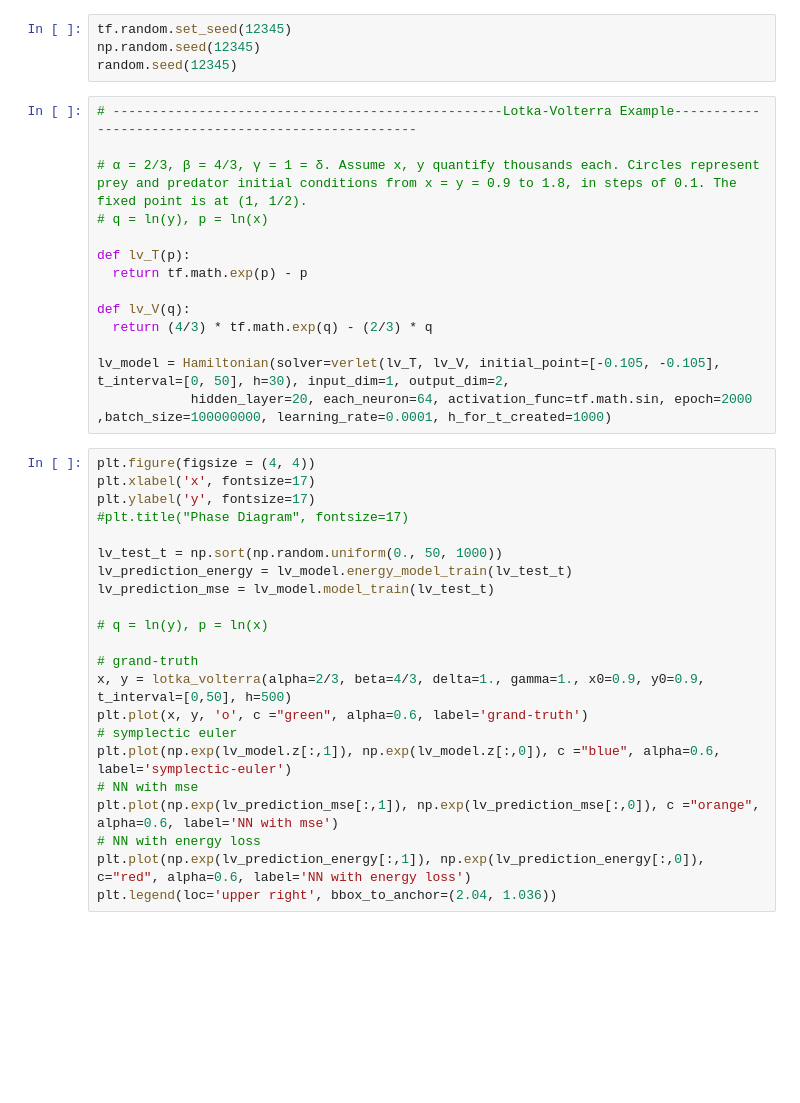
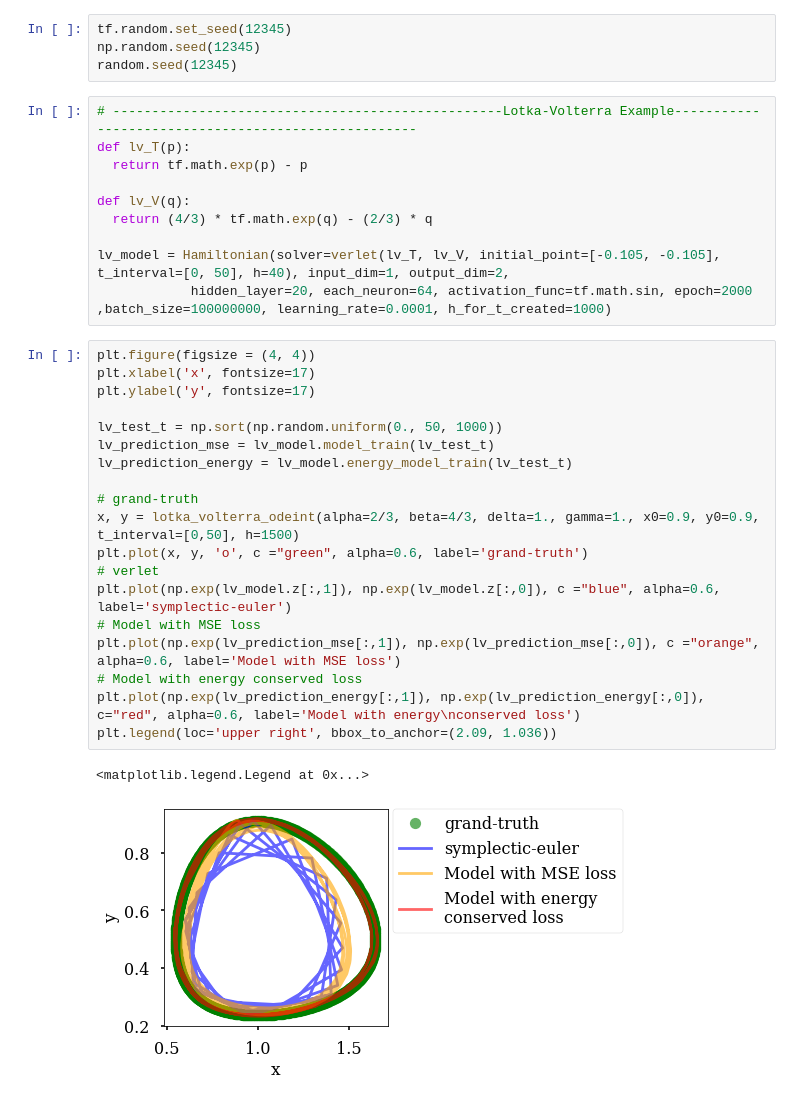
Before and after one commit to tayfununal/solving_hamiltonian_with_deeplearning, a Jupyter notebook: stage.ipynb, the cells around one changed output. Saved outputs shown, nothing was run; the diff lists cells and outputs as text; blank space fills up the shorter version.

```diff
--- a/stage.ipynb
+++ b/stage.ipynb
@@ -121,40 +134,36 @@ np.random.seed(12345)
 random.seed(12345)
 # %%
 # --------------------------------------------------Lotka-Volterra Example----------------------------------------------------
-
-# α = 2/3, β = 4/3, γ = 1 = δ. Assume x, y quantify thousands each. Circles represent prey and predator initial conditions from x = y = 0.9 to 1.8, in steps of 0.1. The fixed point is at (1, 1/2).
-# q = ln(y), p = ln(x)
-
 def lv_T(p):
   return tf.math.exp(p) - p
 
 def lv_V(q):
   return (4/3) * tf.math.exp(q) - (2/3) * q
 
-lv_model = Hamiltonian(solver=verlet(lv_T, lv_V, initial_point=[-0.105, -0.105], t_interval=[0, 50], h=30), input_dim=1, output_dim=2,
+lv_model = Hamiltonian(solver=verlet(lv_T, lv_V, initial_point=[-0.105, -0.105], t_interval=[0, 50], h=40), input_dim=1, output_dim=2,
             hidden_layer=20, each_neuron=64, activation_func=tf.math.sin, epoch=2000 ,batch_size=100000000, learning_rate=0.0001, h_for_t_created=1000)
 # %%
 plt.figure(figsize = (4, 4))
 plt.xlabel('x', fontsize=17)
 plt.ylabel('y', fontsize=17)
-#plt.title("Phase Diagram", fontsize=17)
 
 lv_test_t = np.sort(np.random.uniform(0., 50, 1000))
+lv_prediction_mse = lv_model.model_train(lv_test_t)
 lv_prediction_energy = lv_model.energy_model_train(lv_test_t)
-lv_prediction_mse = lv_model.model_train(lv_test_t)
-
-# q = ln(y), p = ln(x)
 
 # grand-truth
-x, y = lotka_volterra(alpha=2/3, beta=4/3, delta=1., gamma=1., x0=0.9, y0=0.9, t_interval=[0,50], h=500)
+x, y = lotka_volterra_odeint(alpha=2/3, beta=4/3, delta=1., gamma=1., x0=0.9, y0=0.9, t_interval=[0,50], h=1500)
 plt.plot(x, y, 'o', c ="green", alpha=0.6, label='grand-truth')
-# symplectic euler
+# verlet
 plt.plot(np.exp(lv_model.z[:,1]), np.exp(lv_model.z[:,0]), c ="blue", alpha=0.6, label='symplectic-euler')
-# NN with mse
-plt.plot(np.exp(lv_prediction_mse[:,1]), np.exp(lv_prediction_mse[:,0]), c ="orange", alpha=0.6, label='NN with mse')
-# NN with energy loss
-plt.plot(np.exp(lv_prediction_energy[:,1]), np.exp(lv_prediction_energy[:,0]), c="red", alpha=0.6, label='NN with energy loss')
-plt.legend(loc='upper right', bbox_to_anchor=(2.04, 1.036))
+# Model with MSE loss
+plt.plot(np.exp(lv_prediction_mse[:,1]), np.exp(lv_prediction_mse[:,0]), c ="orange", alpha=0.6, label='Model with MSE loss')
+# Model with energy conserved loss
+plt.plot(np.exp(lv_prediction_energy[:,1]), np.exp(lv_prediction_energy[:,0]), c="red", alpha=0.6, label='Model with energy\nconserved loss')
+plt.legend(loc='upper right', bbox_to_anchor=(2.09, 1.036))
+# %% [output]
+<matplotlib.legend.Legend at 0x...>
+[figure, added]
 # %%
 plt.figure(figsize = (4, 4))
 plt.xlabel('t', fontsize=17)
```
Also changed, not shown: parts of 7 cells of this notebook.
